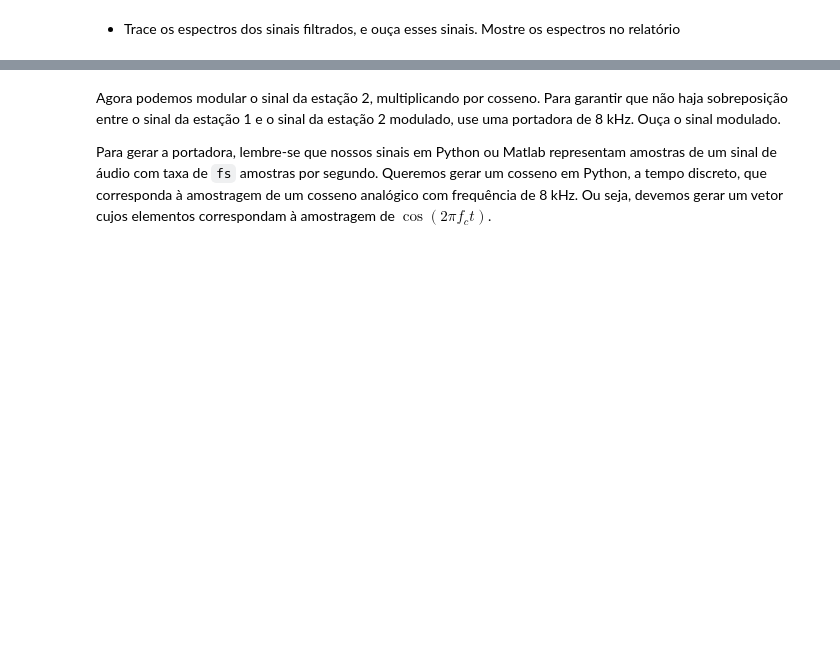
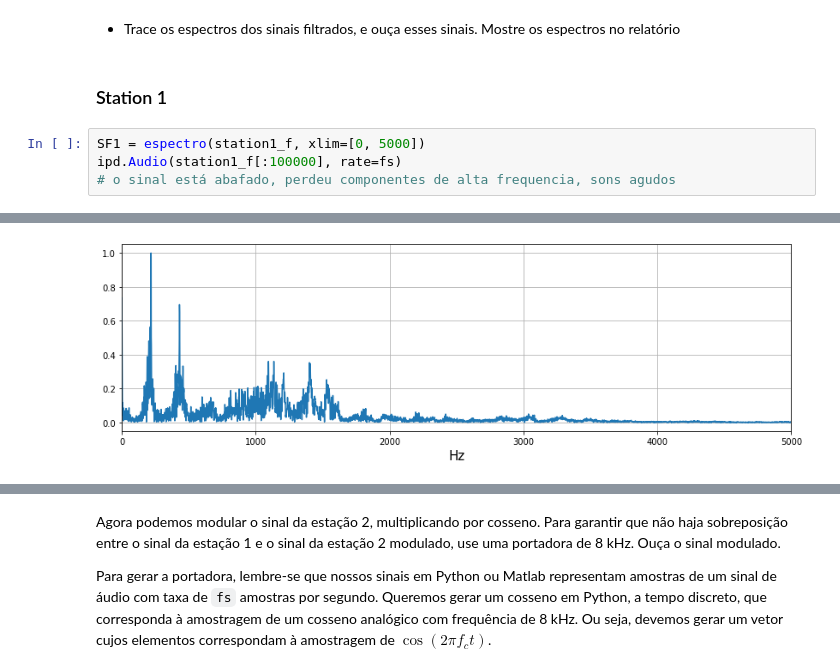
Before and after one commit to vquadrado/EA619U_2022S1_EX2, a Jupyter notebook: Radio_AM-Roteiro.ipynb, the cells around one changed output, grey strips where cells are left out. Drawn from its saved outputs; the diff is of its cells as text; blank space fills up the shorter version.

```diff
--- a/Radio_AM-Roteiro.ipynb
+++ b/Radio_AM-Roteiro.ipynb
@@ -106,2 +155,9 @@ station1_f = signal.sosfilt(sos,station1)
 # %% [markdown]
 * Trace os espectros dos sinais filtrados, e ouça esses sinais. Mostre os espectros no relatório
+# %% [markdown]
+### Station 1
+# %%
+SF1 = espectro(station1_f, xlim=[0, 5000])
+ipd.Audio(station1_f[:100000], rate=fs)
+# o sinal está abafado, perdeu componentes de alta frequencia, sons agudos
+# %% [output]
@@ -107,0 +165 @@ station1_f = signal.sosfilt(sos,station1)
+[figure, added]
```
Also changed, not shown: parts of 30 cells of this notebook, 1 other file.
